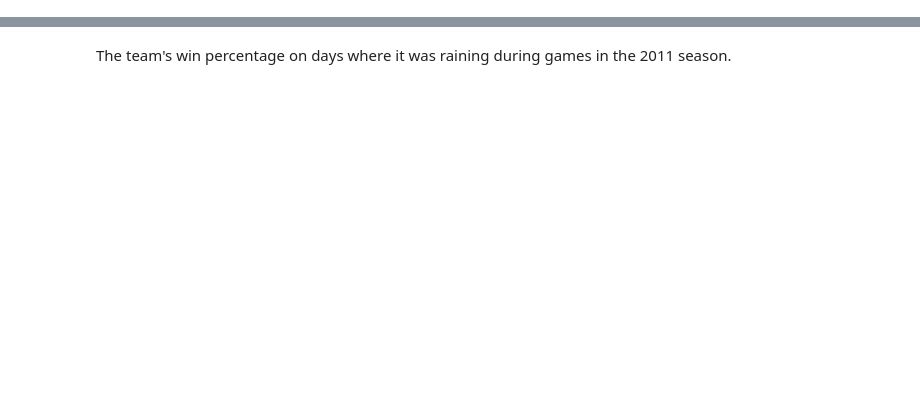
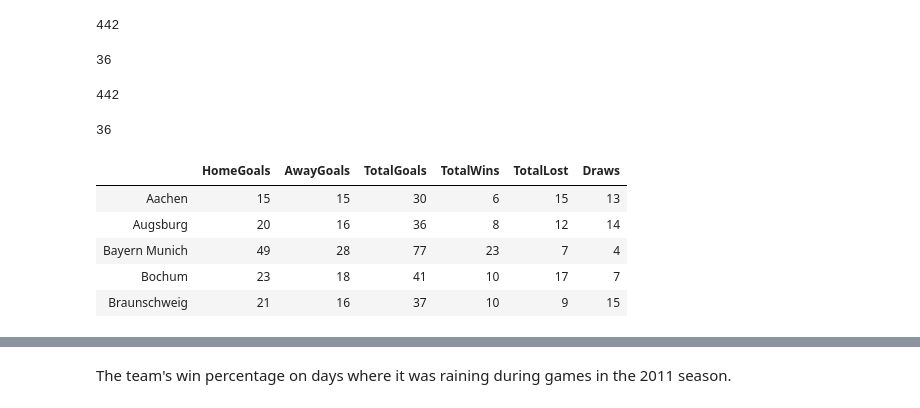
Before and after one commit to JoeSRead/london-ds-100719-M2-project-template, a Jupyter notebook: main.ipynb, the cells around one changed output, grey strips where cells are left out. Cells and saved outputs as stored; diff of their text form; code cells hidden in the pictures; blank space fills up the shorter version.

```diff
--- a/main.ipynb
+++ b/main.ipynb
@@ -46 +88,61 @@ The total number of goals scored by the team during the 2011 season
+# %%
+# Winners list
+
+win_lst = []
+for index in range(len(df)):
+
+    if df.Result[index] == 'H':
+        win_lst.append(df.HomeTeam[index])
+
+    elif df.Result[index] == 'A':
+        win_lst.append(df.AwayTeam[index])
+# %%
+len(win_lst)
+# %% [output]
+442
+# %%
+total_win_lst = []
+for team in team_names:
+    total_win_lst.append(win_lst.count(team))
+
+len(total_win_lst)
+# %% [output]
+36
+# %%
+# Lossers list
+
+loss_lst = []
+for index in range(len(df)):
+
+    if df.Result[index] == 'H':
+        loss_lst.append(df.AwayTeam[index])
+
+    elif df.Result[index] == 'A':
+        loss_lst.append(df.HomeTeam[index])
+len(loss_lst)
+# %% [output]
+442
+# %%
+total_lost_lst = []
+for team in team_names:
+    total_lost_lst.append(loss_lst.count(team))
+
+len(total_lost_lst)
+# %% [output]
+36
+# %%
+# Dataframe of each teams goals, win, loss, and draw
+
+df_home_away['TotalGoals'] = df_home_away['HomeGoals'] + df_home_away['AwayGoals']
+df_home_away['TotalWins'] = total_win_lst
+df_home_away['TotalLost'] = total_lost_lst
+df_home_away['Draws'] = 34 - df_home_away['TotalWins'] - df_home_away['TotalLost']
+df_home_away.head()
+# %% [output]
+|  | HomeGoals | AwayGoals | TotalGoals | TotalWins | TotalLost | Draws |
+| Aachen | 15 | 15 | 30 | 6 | 15 | 13 |
+| Augsburg | 20 | 16 | 36 | 8 | 12 | 14 |
+| Bayern Munich | 49 | 28 | 77 | 23 | 7 | 4 |
+| Bochum | 23 | 18 | 41 | 10 | 17 | 7 |
+| Braunschweig | 21 | 16 | 37 | 10 | 9 | 15 |
 # %% [markdown]
```
Also changed, not shown: parts of 16 cells of this notebook, 1 other file.
